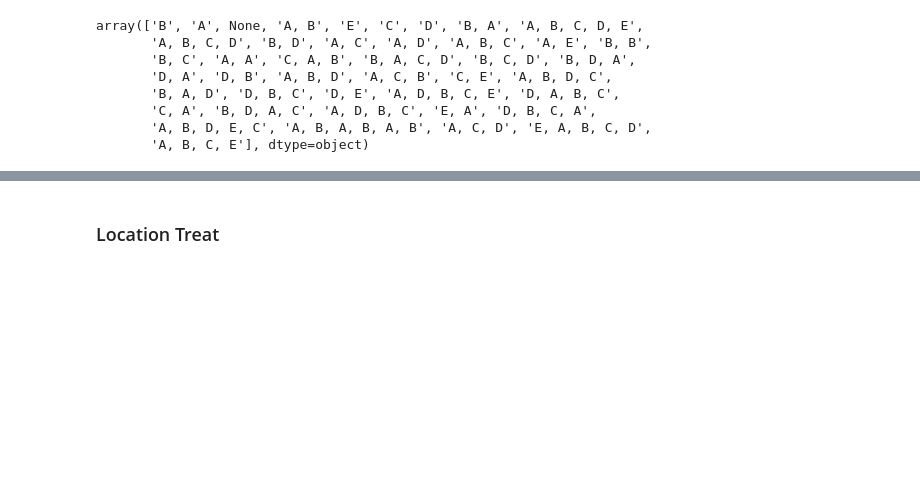
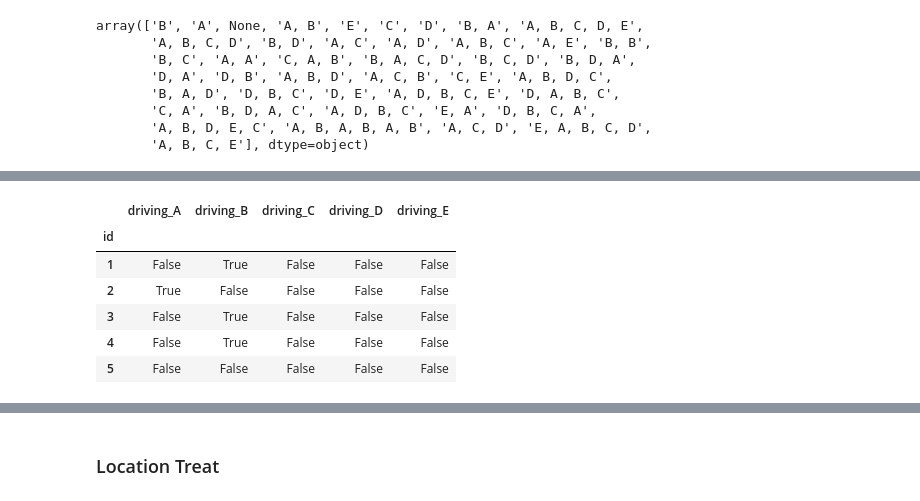
Before and after one commit to mauriciopsgv/CandidateFinder, a Jupyter notebook: 01-treat_database.ipynb, the cells around one changed output, grey strips where cells are left out. Drawn from its saved outputs; the diff is of its cells as text; code cells hidden in the pictures; blank space fills up the shorter version.

```diff
--- a/01-treat_database.ipynb
+++ b/01-treat_database.ipynb
@@ -202,0 +243,10 @@ array(['B', 'A', None, 'A, B', 'E', 'C', 'D', 'B, A', 'A, B, C, D, E',
+# %%
+treated_dataset[['driving_' + d_class for d_class in driving_classes]].head()
+# %% [output]
+|  | driving_A | driving_B | driving_C | driving_D | driving_E |
+| id |  |  |  |  |  |
+| 1 | False | True | False | False | False |
+| 2 | True | False | False | False | False |
+| 3 | False | True | False | False | False |
+| 4 | False | True | False | False | False |
+| 5 | False | False | False | False | False |
```
Also changed, not shown: parts of 14 cells of this notebook, 2 other files.
